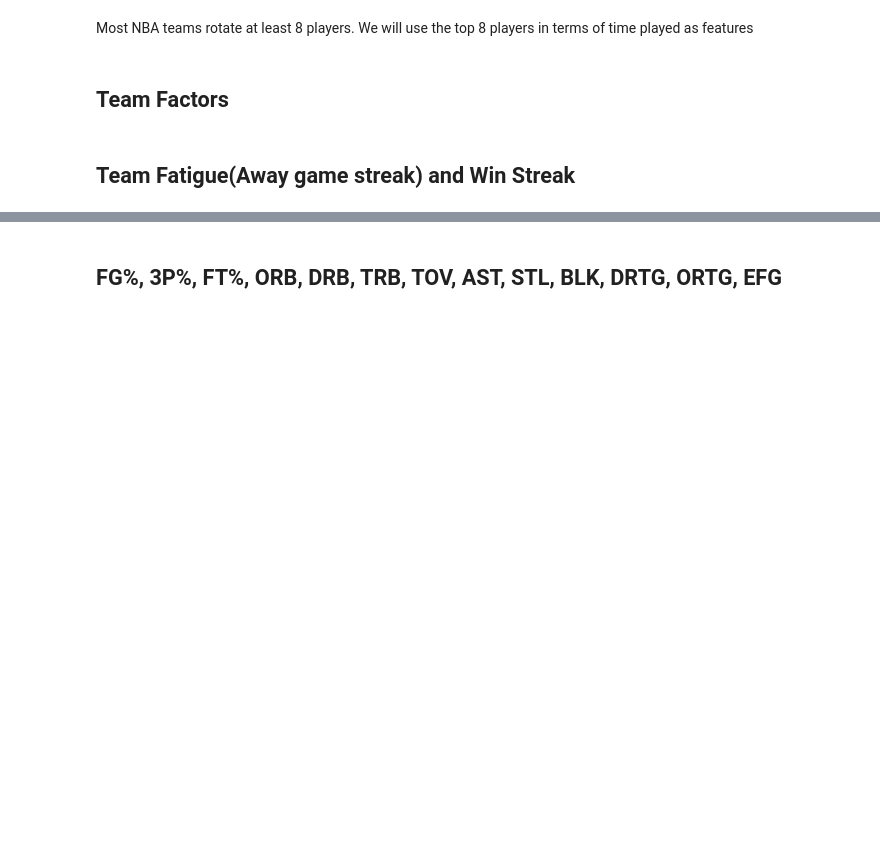
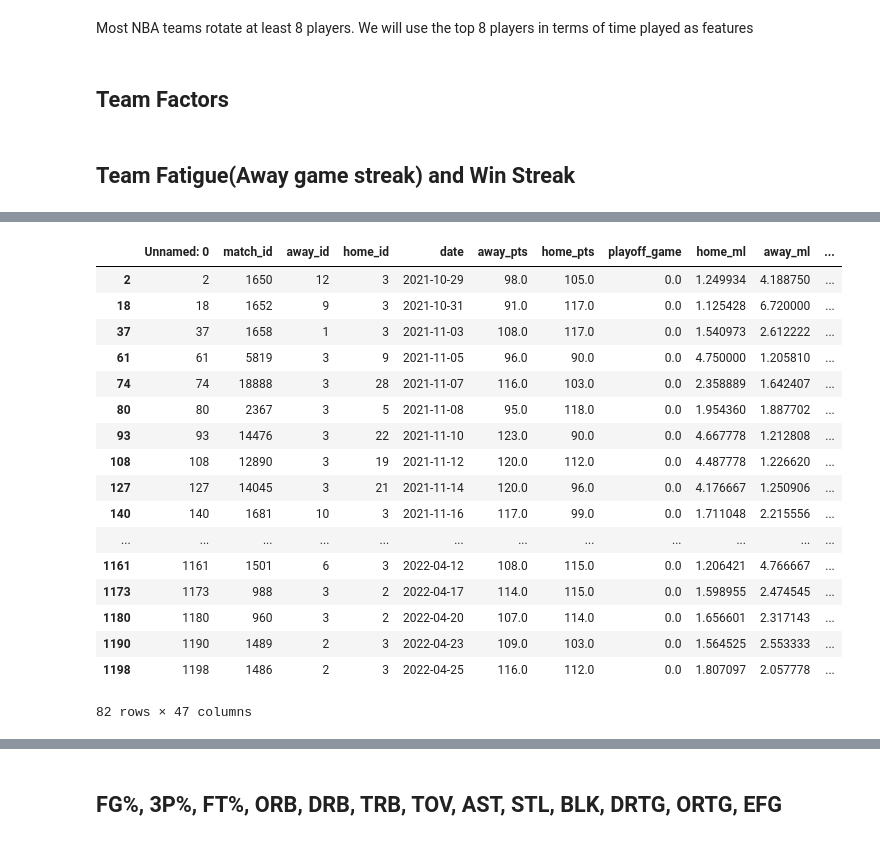
Before and after one commit to wtp43/NBA-Machine-Learning-Research, a Jupyter notebook: Feature Engineering.ipynb, the cells around one changed output, grey strips where cells are left out. Cells and saved outputs as stored; diff of their text form; code cells hidden in the pictures; blank space fills up the shorter version.

```diff
--- a/Feature Engineering.ipynb
+++ b/Feature Engineering.ipynb
@@ -31,10 +31,10 @@ except:
 # %% [output]
 time: 893 ms (started: 2023-03-03 19:50:44 -05:00)
 # %%
-match_df = pd.read_csv('save_matchdf.csv')
-pp_df = pd.read_csv('save_ppdf.csv')
-#pd.set_option('max_columns', 2)
-pd.set_option('min_rows', 20)
+# match_df = pd.read_csv('save_matchdf.csv')
+# pp_df = pd.read_csv('save_ppdf.csv')
+# #pd.set_option('max_columns', 2)
+# pd.set_option('min_rows', 20)
 # %% [output]
 time: 66.1 ms (started: 2023-03-03 19:50:45 -05:00)
 # %%
@@ -155,7 +155,7 @@ match_query = '''SELECT
 					o.match_id = m.match_id
 				GROUP BY m.match_id
 			) AS ou ON m.match_id = ou.match_id
-			WHERE date >= DATE('2021-10-29')
+			WHERE date >= DATE('2008-10-29')
 			ORDER BY date ASC
 			'''
 
@@ -173,7 +173,7 @@ team_query = '''SELECT *
 injury_query = '''SELECT i.*
 				FROM injury as i, match as m
 				WHERE m.match_id = i.match_id
-				AND m.date >= DATE('2021-10-29')
+				AND m.date >= DATE('2008-10-29')
 				ORDER BY m.date ASC'''
 
 match_df = pd.read_sql(match_query, conn)
@@ -445,6 +448,3 @@ pp_df.to_csv('save_ppdf.csv')
-# %%
-match_df = pd.read_csv('save_matchdf.csv')
-pp_df = pd.read_csv('save_ppdf.csv')
 # %% [markdown]
 ## Insert player factors into match dataframe
 # %% [markdown]
@@ -510,0 +563,21 @@ def
+# %%
+match_df[(match_df.favorite_id == 3) | (match_df.underdog_id == 3)]
+# %% [output]
+|  | Unnamed: 0 | match_id | away_id | home_id | date | away_pts | home_pts | playoff_game | home_ml | away_ml | ... |
+| 2 | 2 | 1650 | 12 | 3 | 2021-10-29 | 98.0 | 105.0 | 0.0 | 1.249934 | 4.188750 | ... |
+| 18 | 18 | 1652 | 9 | 3 | 2021-10-31 | 91.0 | 117.0 | 0.0 | 1.125428 | 6.720000 | ... |
+| 37 | 37 | 1658 | 1 | 3 | 2021-11-03 | 108.0 | 117.0 | 0.0 | 1.540973 | 2.612222 | ... |
+| 61 | 61 | 5819 | 3 | 9 | 2021-11-05 | 96.0 | 90.0 | 0.0 | 4.750000 | 1.205810 | ... |
+| 74 | 74 | 18888 | 3 | 28 | 2021-11-07 | 116.0 | 103.0 | 0.0 | 2.358889 | 1.642407 | ... |
+| 80 | 80 | 2367 | 3 | 5 | 2021-11-08 | 95.0 | 118.0 | 0.0 | 1.954360 | 1.887702 | ... |
+| 93 | 93 | 14476 | 3 | 22 | 2021-11-10 | 123.0 | 90.0 | 0.0 | 4.667778 | 1.212808 | ... |
+| 108 | 108 | 12890 | 3 | 19 | 2021-11-12 | 120.0 | 112.0 | 0.0 | 4.487778 | 1.226620 | ... |
+| 127 | 127 | 14045 | 3 | 21 | 2021-11-14 | 120.0 | 96.0 | 0.0 | 4.176667 | 1.250906 | ... |
+| 140 | 140 | 1681 | 10 | 3 | 2021-11-16 | 117.0 | 99.0 | 0.0 | 1.711048 | 2.215556 | ... |
+| ... | ... | ... | ... | ... | ... | ... | ... | ... | ... | ... | ... |
+| 1161 | 1161 | 1501 | 6 | 3 | 2022-04-12 | 108.0 | 115.0 | 0.0 | 1.206421 | 4.766667 | ... |
+| 1173 | 1173 | 988 | 3 | 2 | 2022-04-17 | 114.0 | 115.0 | 0.0 | 1.598955 | 2.474545 | ... |
+| 1180 | 1180 | 960 | 3 | 2 | 2022-04-20 | 107.0 | 114.0 | 0.0 | 1.656601 | 2.317143 | ... |
+| 1190 | 1190 | 1489 | 2 | 3 | 2022-04-23 | 109.0 | 103.0 | 0.0 | 1.564525 | 2.553333 | ... |
+| 1198 | 1198 | 1486 | 2 | 3 | 2022-04-25 | 116.0 | 112.0 | 0.0 | 1.807097 | 2.057778 | ... |
+82 rows × 47 columns
```
Also changed, not shown: parts of 11 cells of this notebook.
